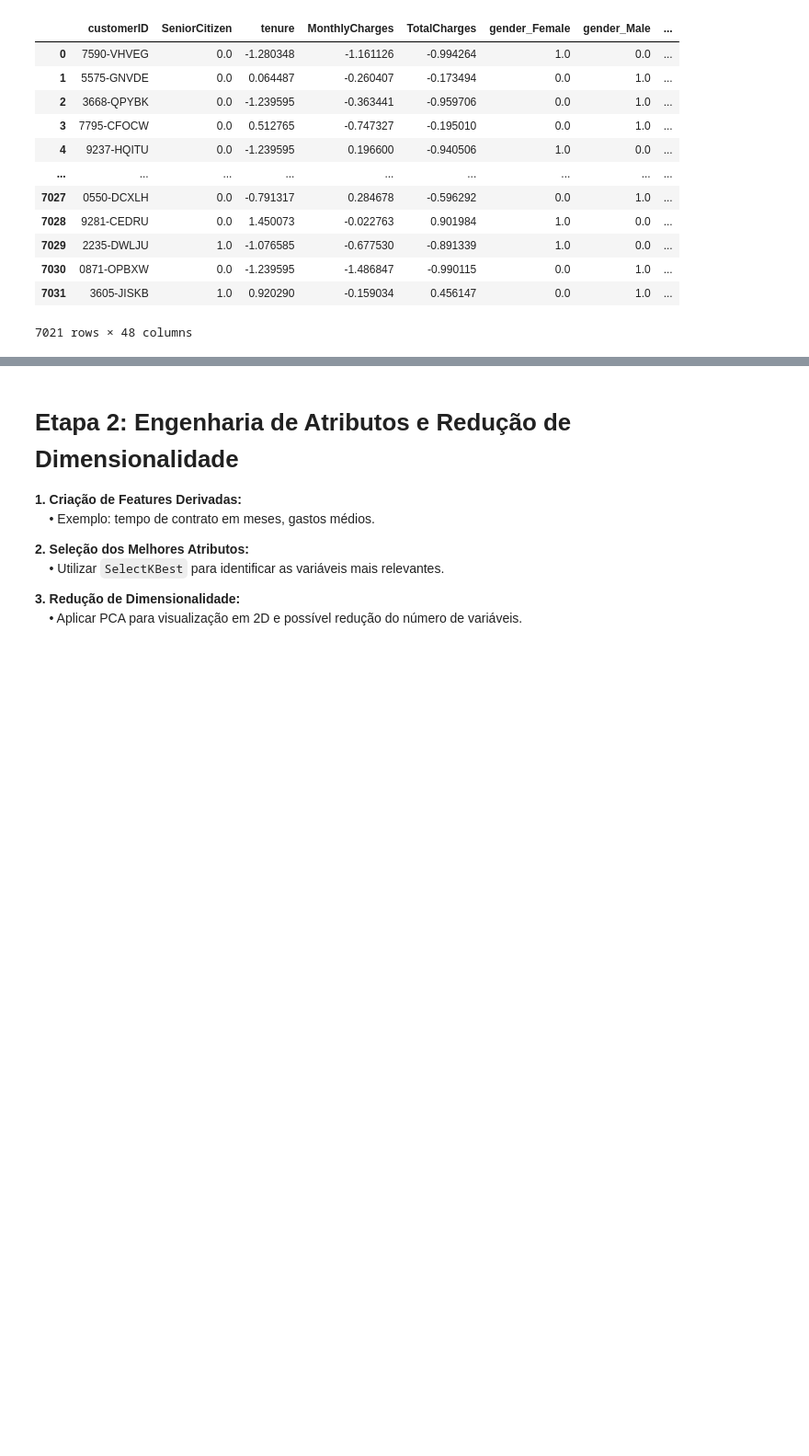
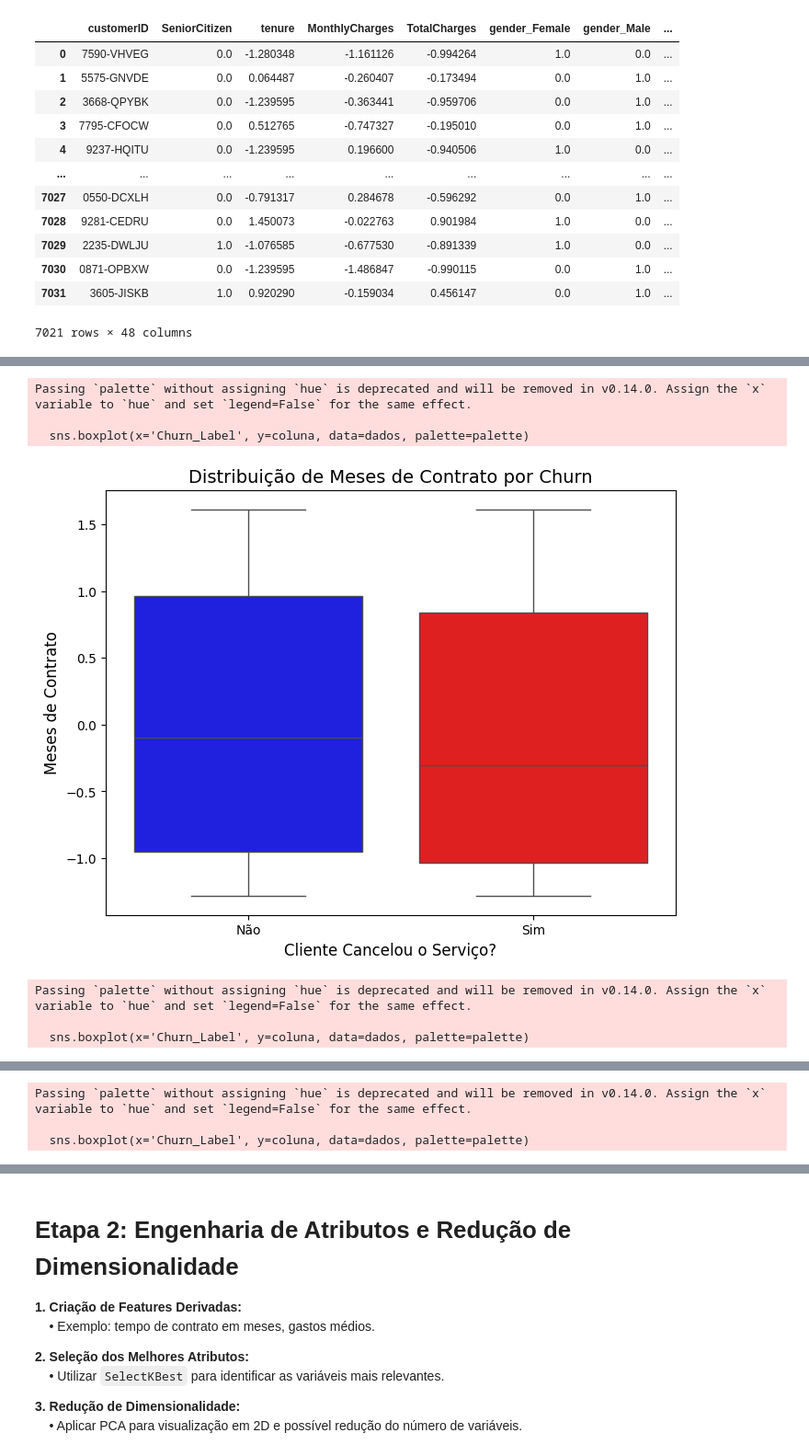
Before and after one commit to diego-albertino/Previsao-Churn, a Jupyter notebook: src/notebook/previsao_de_churn.ipynb, the cells around one changed output, grey strips where cells are left out. Shown at 92% size. Drawn from its saved outputs; the diff is of its cells as text; code cells hidden in the pictures; blank space fills up the shorter version.

Commit message:
Melhorados os gráficos da EDA

```diff
--- a/src/notebook/previsao_de_churn.ipynb
+++ b/src/notebook/previsao_de_churn.ipynb
@@ -297,0 +312,37 @@ for coluna in colunas_numericas:
+# %%
+# Análise Exploratória de Dados (AED) - Boxplots
+import seaborn as sns
+
+nomes_traduzidos = {
+    'tenure': 'Meses de Contrato',
+    'MonthlyCharges': 'Cobrança Mensal',
+    'TotalCharges': 'Cobrança Total'
+}
+
+colunas_numericas_boxplot = ['tenure', 'MonthlyCharges', 'TotalCharges']
+
+# Adiciona uma coluna 'Churn_Label' para melhorar a legibilidade dos gráficos
+dados['Churn_Label'] = dados['Churn_Yes'].map({0: 'Não', 1: 'Sim'})
+
+palette = {'Não': 'blue', 'Sim': 'red'}
+
+for coluna in colunas_numericas_boxplot:
+    plt.figure(figsize=(8, 6))
+    sns.boxplot(x='Churn_Label', y=coluna, data=dados, palette=palette)
+
+    titulo_grafico = nomes_traduzidos.get(coluna, coluna)
+
+    plt.title(f'Distribuição de {titulo_grafico} por Churn', fontsize=14)
+    plt.xlabel('Cliente Cancelou o Serviço?', fontsize=12)
+    plt.ylabel(titulo_grafico, fontsize=12)
+    plt.show()
+
+dados.drop('Churn_Label', axis=1, inplace=True)
+# %% [output]
+Passing `palette` without assigning `hue` is deprecated and will be removed in v0.14.0. Assign the `x` variable to `hue` and set `legend=False` for the same effect.
+
+  sns.boxplot(x='Churn_Label', y=coluna, data=dados, palette=palette)
+[figure, added]
+Passing `palette` without assigning `hue` is deprecated and will be removed in v0.14.0. Assign the `x` variable to `hue` and set `legend=False` for the same effect.
+
+  sns.boxplot(x='Churn_Label', y=coluna, data=dados, palette=palette)
@@ -297,0 +350,3 @@ for coluna in colunas_numericas:
+Passing `palette` without assigning `hue` is deprecated and will be removed in v0.14.0. Assign the `x` variable to `hue` and set `legend=False` for the same effect.
+
+  sns.boxplot(x='Churn_Label', y=coluna, data=dados, palette=palette)
```
Also changed, not shown: parts of 8 cells of this notebook.
